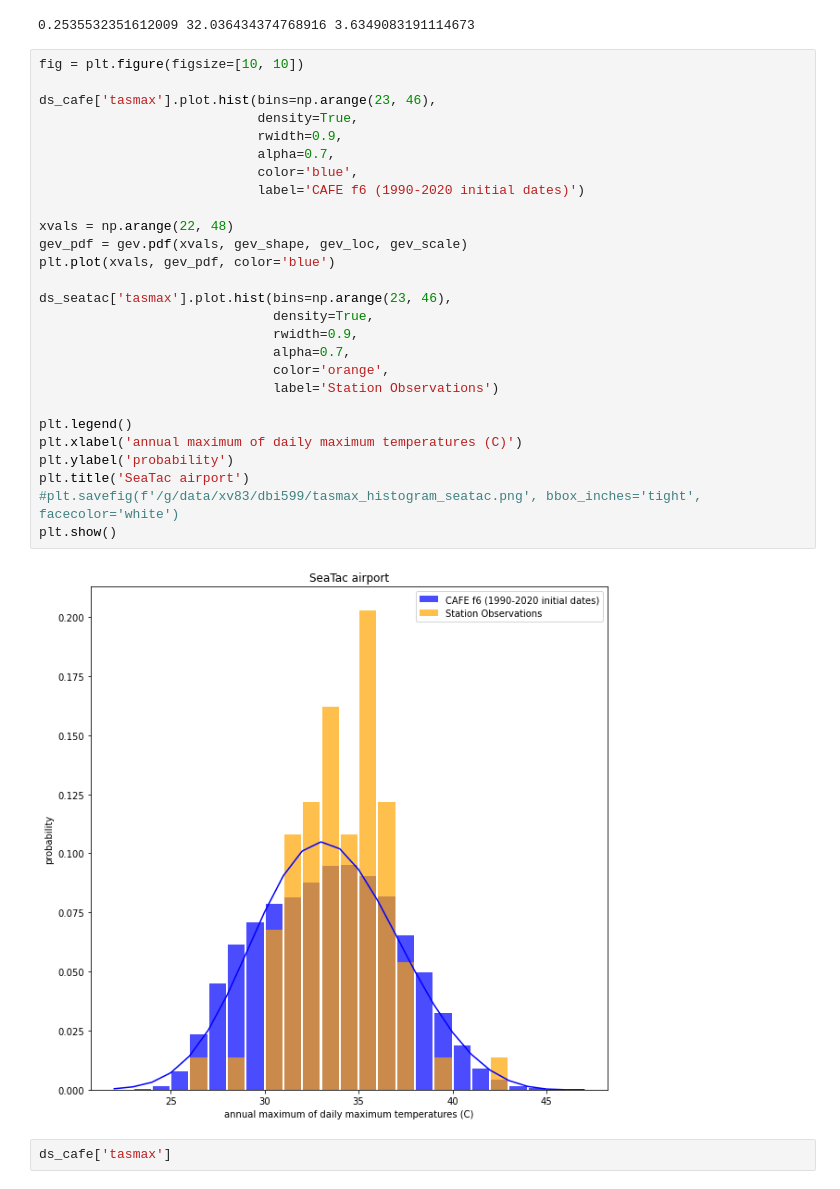
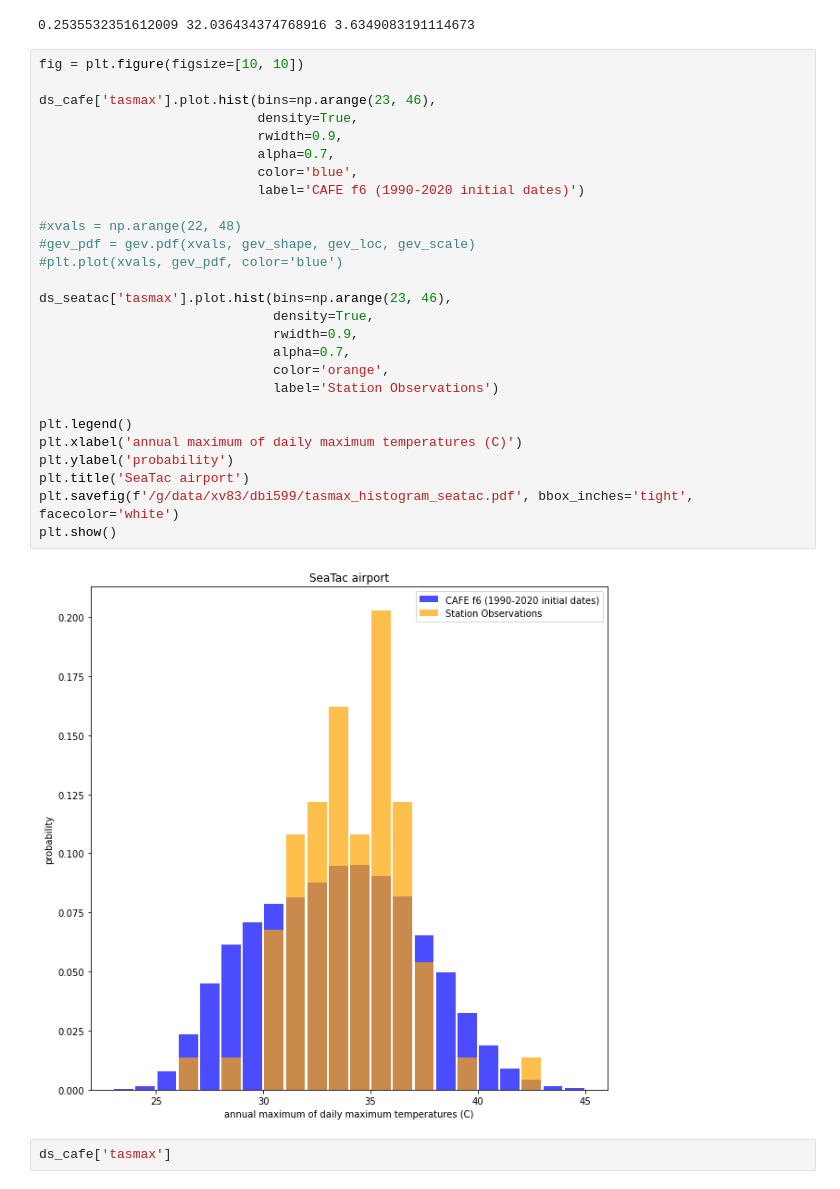
Before and after one commit to AusClimateService/unseen, a Jupyter notebook: notebooks/seatac_analysis.ipynb, the cells around one changed output. Saved outputs shown, nothing was run; the diff lists cells and outputs as text.

```diff
--- a/notebooks/seatac_analysis.ipynb
+++ b/notebooks/seatac_analysis.ipynb
@@ -96,32 +96,32 @@ print(gev_shape, gev_loc, gev_scale)
 # %%
 fig = plt.figure(figsize=[10, 10])
 
 ds_cafe['tasmax'].plot.hist(bins=np.arange(23, 46),
                             density=True,
                             rwidth=0.9,
                             alpha=0.7,
                             color='blue',
                             label='CAFE f6 (1990-2020 initial dates)')
 
-xvals = np.arange(22, 48)
-gev_pdf = gev.pdf(xvals, gev_shape, gev_loc, gev_scale)
-plt.plot(xvals, gev_pdf, color='blue')
+#xvals = np.arange(22, 48)
+#gev_pdf = gev.pdf(xvals, gev_shape, gev_loc, gev_scale)
+#plt.plot(xvals, gev_pdf, color='blue')
 
 ds_seatac['tasmax'].plot.hist(bins=np.arange(23, 46),
                               density=True,
                               rwidth=0.9,
                               alpha=0.7,
                               color='orange',
                               label='Station Observations')
 
 plt.legend()
 plt.xlabel('annual maximum of daily maximum temperatures (C)')
 plt.ylabel('probability')
 plt.title('SeaTac airport')
-#plt.savefig(f'/g/data/xv83/dbi599/tasmax_histogram_seatac.png', bbox_inches='tight', facecolor='white')
+plt.savefig(f'/g/data/xv83/dbi599/tasmax_histogram_seatac.pdf', bbox_inches='tight', facecolor='white')
 plt.show()
 # %% [output]
-[figure, old version]
+[figure, new version]
 # %%
 ds_cafe['tasmax']
 # %% [output]
```
Also changed, not shown: parts of 3 cells of this notebook.
